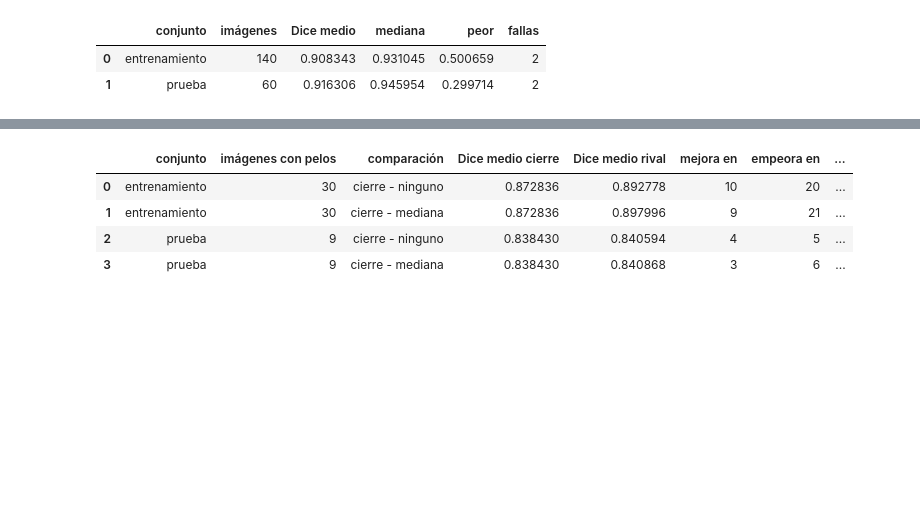
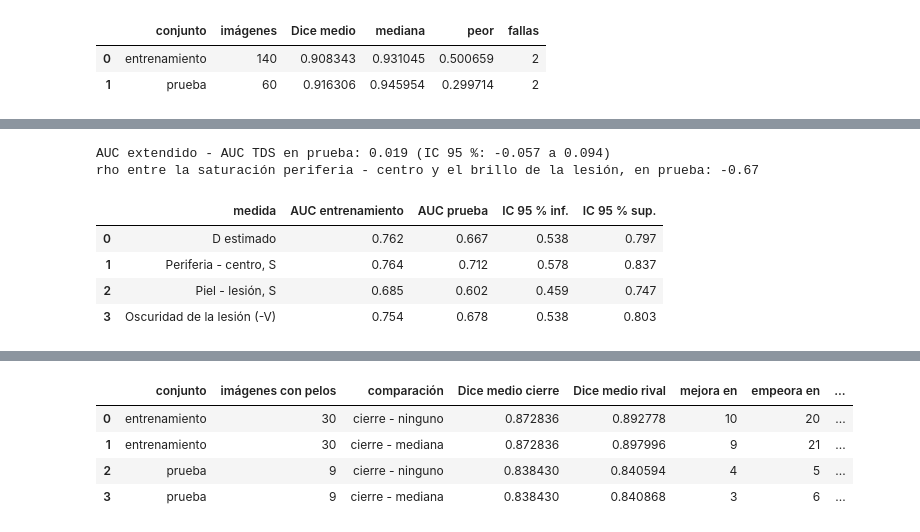
Before and after one commit to facortega/PSIB2026Q2-TPI-Grupo02-CassanoNieto-DElia-Ortega, a Jupyter notebook: modulos/m7_clasificacion_resultados/clasificacion_resultados.ipynb, the cells around one changed output, grey strips where cells are left out. Saved outputs shown, nothing was run; the diff lists cells and outputs as text; code cells hidden in the pictures; blank space fills up the shorter version.

```diff
--- a/modulos/m7_clasificacion_resultados/clasificacion_resultados.ipynb
+++ b/modulos/m7_clasificacion_resultados/clasificacion_resultados.ipynb
@@ -88,0 +165,28 @@ resumen
+# %%
+# Diferencia de AUC entre el TDS extendido y el TDS, sobre las mismas imágenes de prueba
+tds_p = m7.tds(prueba.A, prueba.B, prueba.C, prueba.D).to_numpy(float)
+extendido_p = m7.tds_extendido(prueba, m7.TERMINOS_EXTRA, entrenamiento)
+print("AUC extendido - AUC TDS en prueba: %.3f (IC 95 %%: %.3f a %.3f)" % m7.diferencia_auc(extendido_p, tds_p, real_p))
+
+# Cuánto separa cada término solo, y el brillo de la lesión
+medidas = {"D estimado": "D", "Periferia - centro, S": "zona_periferia_vs_centro_S",
+           "Piel - lesión, S": "zona_interfase_S", "Oscuridad de la lesión (-V)": "V_lesion"}
+filas = []
+for nombre, columna in medidas.items():
+    signo = -1 if columna == "V_lesion" else 1
+    valor, inferior, superior = m7.intervalo_auc(signo * prueba[columna].to_numpy(float), real_p)
+    filas.append({"medida": nombre, "AUC entrenamiento": m7.auc(signo * entrenamiento[columna].to_numpy(float), real_e),
+                  "AUC prueba": valor, "IC 95 % inf.": inferior, "IC 95 % sup.": superior})
+auc_prueba = pd.DataFrame(filas)
+graficos.guardar_tabla(auc_prueba, "m7_auc_prueba", decimales=2)
+print("rho entre la saturación periferia - centro y el brillo de la lesión, en prueba:",
+      round(stats.spearmanr(prueba.zona_periferia_vs_centro_S, prueba.V_lesion).statistic, 2))
+auc_prueba.round(3)
+# %% [output]
+AUC extendido - AUC TDS en prueba: 0.019 (IC 95 %: -0.057 a 0.094)
+rho entre la saturación periferia - centro y el brillo de la lesión, en prueba: -0.67
+|  | medida | AUC entrenamiento | AUC prueba | IC 95 % inf. | IC 95 % sup. |
+| 0 | D estimado | 0.762 | 0.667 | 0.538 | 0.797 |
+| 1 | Periferia - centro, S | 0.764 | 0.712 | 0.578 | 0.837 |
+| 2 | Piel - lesión, S | 0.685 | 0.602 | 0.459 | 0.747 |
+| 3 | Oscuridad de la lesión (-V) | 0.754 | 0.678 | 0.538 | 0.803 |
```
Also changed, not shown: parts of 27 cells of this notebook, 3 other files.
